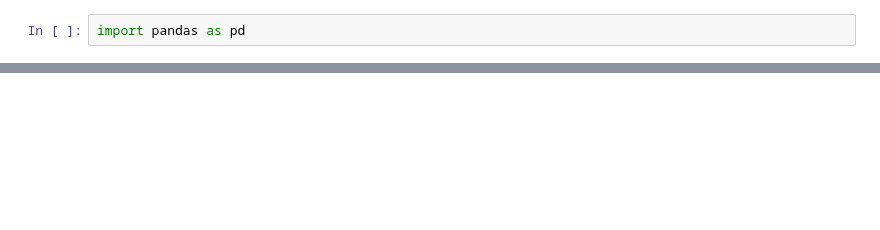
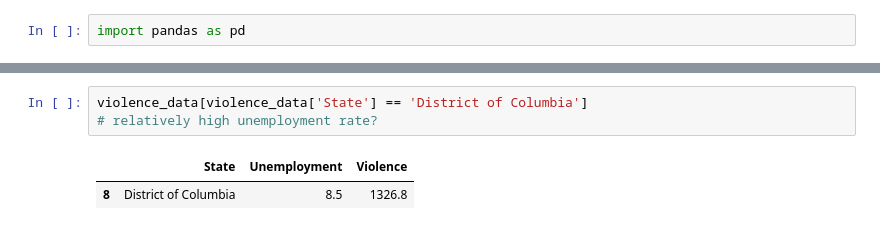
Before and after one commit to simonwardjones/statistics, a Jupyter notebook: econometrics-course-problem-sets.ipynb, the cells around one changed output, grey strips where cells are left out. Drawn from its saved outputs; the diff is of its cells as text; blank space fills up the shorter version.

```diff
--- a/econometrics-course-problem-sets.ipynb
+++ b/econometrics-course-problem-sets.ipynb
@@ -19,0 +38,6 @@ violence_date.head()
+# %%
+violence_data[violence_data['State'] == 'District of Columbia']
+# relatively high unemployment rate?
+# %% [output]
+|  | State | Unemployment | Violence |
+| 8 | District of Columbia | 8.5 | 1326.8 |
```
Also changed, not shown: parts of 12 cells of this notebook, 1 other file.
